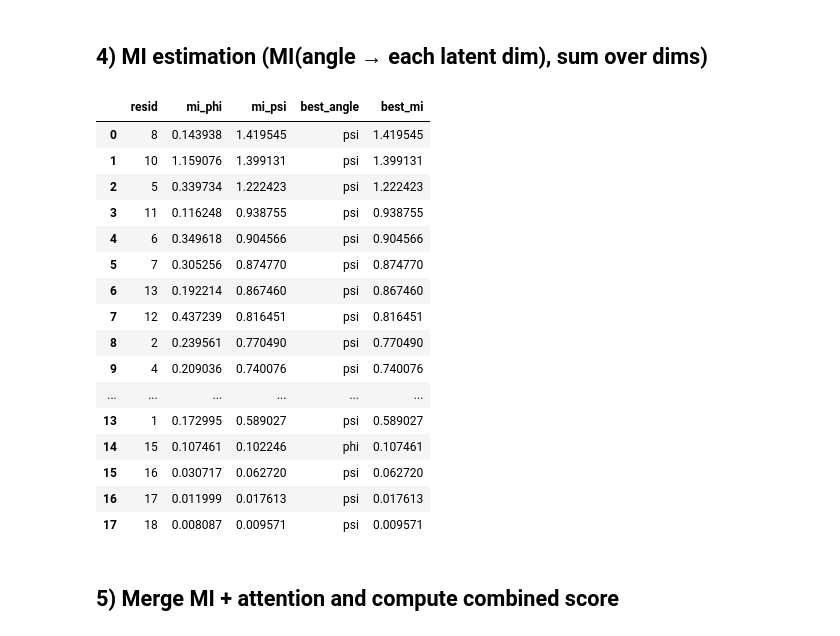
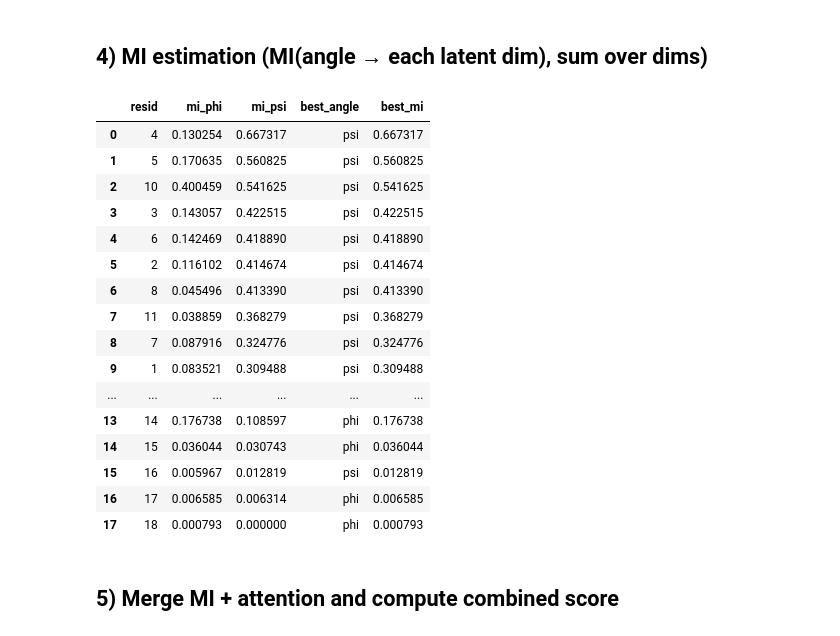
Before and after one commit to tedeschg/cvformer, a Jupyter notebook: cvformer-test/analyze/residue-importnace.ipynb, the cells around one changed output. Saved outputs shown, nothing was run; the diff lists cells and outputs as text; code cells hidden in the pictures.

```diff
--- a/cvformer-test/analyze/residue-importnace.ipynb
+++ b/cvformer-test/analyze/residue-importnace.ipynb
@@ -42,19 +42,21 @@ MDTraj available: True
 # -----------------------
 # CONFIG (EDIT THESE PATHS)
 # -----------------------
-OUTPUT_DIR = Path("../test05/output")   # <-- cambia qui
+OUTPUT_DIR = Path("../test07/output")   # <-- cambia qui
 
 LATENTS_PATH = OUTPUT_DIR / "latents.npy"
 ATTN_WEIGHTS_PATH = OUTPUT_DIR / "attn_weights.npy"
 TOKEN_RESIDUES_PATH = OUTPUT_DIR / "token_residue_ids.txt"
 
-TRAJ_PATH = Path("../test05/traj_skip100NoH.xtc")
-TOP_PATH  = Path("../test05/2JOF-0-proteinNoH.pdb")
+TRAJ_PATH = Path("../test07/traj_skip100NoH.xtc")
+TOP_PATH  = Path("../test07/2JOF-0-proteinNoH.pdb")
 
-MI_N_NEIGHBORS = 10
+MI_N_NEIGHBORS = 100
 RANDOM_STATE = 0
+MI_NORMALIZE_BY_LATENT_DIM = True
 
-ALPHA = 0.7
+ALPHA = 0.7        # mix MI vs attention (come prima)
+GAMMA = 0.35       # peso alpha-likeness (nuovo; 0.2–0.6 tipico)
 LAMBDA = 0.8
 TOPK = 50
 
@@ -168,6 +252,8 @@ if use_project_helper:
             psi_arr = psi_arr.T
         phi_arr = phi_arr[:common_T]
         psi_arr = psi_arr[:common_T]
+        if phi_arr.shape[0] != common_T or psi_arr.shape[0] != common_T:
+            raise ValueError(f"phi/psi length mismatch: phi={phi_arr.shape}, psi={psi_arr.shape}, common_T={common_T}")
         for j, r in enumerate(resid_list):
             phi_ts[int(r)] = phi_arr[:, j]
             psi_ts[int(r)] = psi_arr[:, j]
@@ -182,7 +268,8 @@ else:
     psi_idx, psi = md.compute_psi(traj)
 
     phi_res = np.array([traj.topology.atom(int(q[1])).residue.index for q in phi_idx], dtype=int)
-    psi_res = np.array([traj.topology.atom(int(q[1])).residue.index for q in psi_idx], dtype=int)
+    # psi central residue is atom 0: [N(i), CA(i), C(i), N(i+1)]
+    psi_res = np.array([traj.topology.atom(int(q[0])).residue.index for q in psi_idx], dtype=int)
 
     for j, r in enumerate(phi_res):
         phi_ts[int(r)] = phi[:, j]
@@ -190,6 +277,19 @@ else:
         psi_ts[int(r)] = psi[:, j]
 
 print("phi residues:", len(phi_ts), "psi residues:", len(psi_ts))
+
+# --- Ensure phi/psi series align with token_res after normalization/filtering ---
+all_phi = set(phi_ts.keys())
+all_psi = set(psi_ts.keys())
+all_angles = all_phi | all_psi
+
+missing = [int(r) for r in token_res if int(r) not in all_angles]
+if missing:
+    print(f"[warn] {len(missing)} token residues missing in phi/psi series (example: {missing[:5]}).")
+
+# keep only residues present in token_res and in angle series
+phi_ts = {int(r): phi_ts[int(r)] for r in token_res if int(r) in phi_ts}
+psi_ts = {int(r): psi_ts[int(r)] for r in token_res if int(r) in psi_ts}
 # %% [output]
 Using pkgs.utils.compute_aligned_phi_psi
 phi residues: 18 psi residues: 18
@@ -214,50 +314,55 @@ def mi_between_angles(a1: np.ndarray, a2: np.ndarray, n_neighbors: int = 10, ran
     mask = ~np.isnan(a1) & ~np.isnan(a2)
     if mask.sum() < 10:
         return np.nan
     X = np.column_stack([np.sin(a1[mask]), np.cos(a1[mask])])
     y1 = np.sin(a2[mask])
     y2 = np.cos(a2[mask])
     mi1 = mutual_info_regression(X, y1, n_neighbors=n_neighbors, random_state=random_state)
     mi2 = mutual_info_regression(X, y2, n_neighbors=n_neighbors, random_state=random_state)
     return float(np.sum(mi1) + np.sum(mi2))
 
 all_res = sorted(set(phi_ts.keys()) | set(psi_ts.keys()))
 rows = []
 for r in all_res:
     phi = phi_ts.get(r, np.full(common_T, np.nan))
     psi = psi_ts.get(r, np.full(common_T, np.nan))
     mi_phi = mi_angle_vs_latents(phi, Z, n_neighbors=MI_N_NEIGHBORS, random_state=RANDOM_STATE)
     mi_psi = mi_angle_vs_latents(psi, Z, n_neighbors=MI_N_NEIGHBORS, random_state=RANDOM_STATE)
 
     if np.isnan(mi_phi) and np.isnan(mi_psi):
         best_angle, best_mi = None, np.nan
     elif np.isnan(mi_psi) or (not np.isnan(mi_phi) and mi_phi >= mi_psi):
         best_angle, best_mi = "phi", mi_phi
     else:
         best_angle, best_mi = "psi", mi_psi
 
     rows.append({"resid": int(r), "mi_phi": mi_phi, "mi_psi": mi_psi, "best_angle": best_angle, "best_mi": best_mi})
 
-mi_df = pd.DataFrame(rows).sort_values("best_mi", ascending=False).reset_index(drop=True)
+mi_df = pd.DataFrame(rows)
+if MI_NORMALIZE_BY_LATENT_DIM and d > 0:
+    mi_df["mi_phi"] = mi_df["mi_phi"] / d
+    mi_df["mi_psi"] = mi_df["mi_psi"] / d
+    mi_df["best_mi"] = mi_df["best_mi"] / d
+mi_df = mi_df.sort_values("best_mi", ascending=False).reset_index(drop=True)
 display(mi_df.head(20))
 # %% [output]
 |  | resid | mi_phi | mi_psi | best_angle | best_mi |
-| 0 | 8 | 0.143938 | 1.419545 | psi | 1.419545 |
-| 1 | 10 | 1.159076 | 1.399131 | psi | 1.399131 |
-| 2 | 5 | 0.339734 | 1.222423 | psi | 1.222423 |
-| 3 | 11 | 0.116248 | 0.938755 | psi | 0.938755 |
-| 4 | 6 | 0.349618 | 0.904566 | psi | 0.904566 |
-| 5 | 7 | 0.305256 | 0.874770 | psi | 0.874770 |
-| 6 | 13 | 0.192214 | 0.867460 | psi | 0.867460 |
-| 7 | 12 | 0.437239 | 0.816451 | psi | 0.816451 |
-| 8 | 2 | 0.239561 | 0.770490 | psi | 0.770490 |
-| 9 | 4 | 0.209036 | 0.740076 | psi | 0.740076 |
+| 0 | 4 | 0.130254 | 0.667317 | psi | 0.667317 |
+| 1 | 5 | 0.170635 | 0.560825 | psi | 0.560825 |
+| 2 | 10 | 0.400459 | 0.541625 | psi | 0.541625 |
+| 3 | 3 | 0.143057 | 0.422515 | psi | 0.422515 |
+| 4 | 6 | 0.142469 | 0.418890 | psi | 0.418890 |
+| 5 | 2 | 0.116102 | 0.414674 | psi | 0.414674 |
+| 6 | 8 | 0.045496 | 0.413390 | psi | 0.413390 |
+| 7 | 11 | 0.038859 | 0.368279 | psi | 0.368279 |
+| 8 | 7 | 0.087916 | 0.324776 | psi | 0.324776 |
+| 9 | 1 | 0.083521 | 0.309488 | psi | 0.309488 |
 | ... | ... | ... | ... | ... | ... |
-| 13 | 1 | 0.172995 | 0.589027 | psi | 0.589027 |
-| 14 | 15 | 0.107461 | 0.102246 | phi | 0.107461 |
-| 15 | 16 | 0.030717 | 0.062720 | psi | 0.062720 |
-| 16 | 17 | 0.011999 | 0.017613 | psi | 0.017613 |
-| 17 | 18 | 0.008087 | 0.009571 | psi | 0.009571 |
+| 13 | 14 | 0.176738 | 0.108597 | phi | 0.176738 |
+| 14 | 15 | 0.036044 | 0.030743 | phi | 0.036044 |
+| 15 | 16 | 0.005967 | 0.012819 | psi | 0.012819 |
+| 16 | 17 | 0.006585 | 0.006314 | phi | 0.006585 |
+| 17 | 18 | 0.000793 | 0.000000 | phi | 0.000793 |
 # %% [markdown]
 ## 5) Merge MI + attention and compute combined score
 # %%
```
Also changed, not shown: parts of 6 cells of this notebook, 11 other files.
